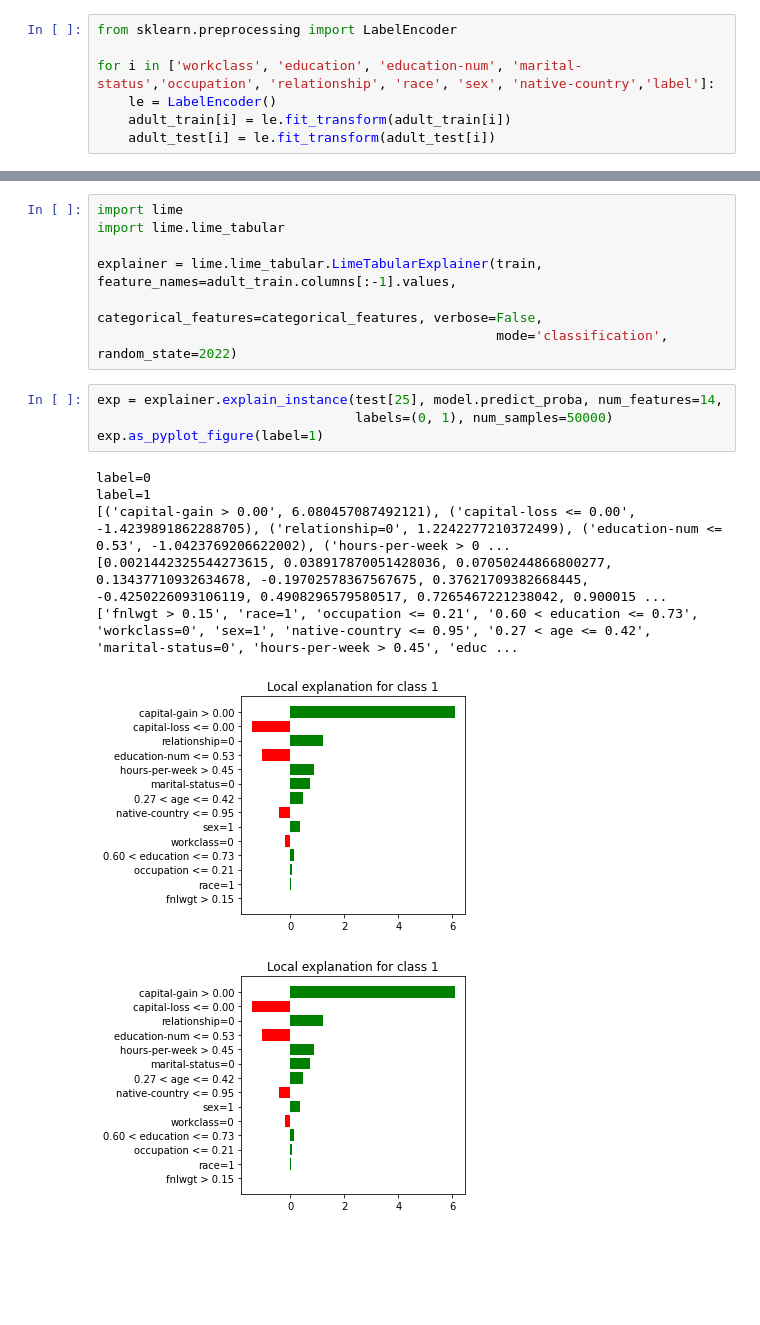
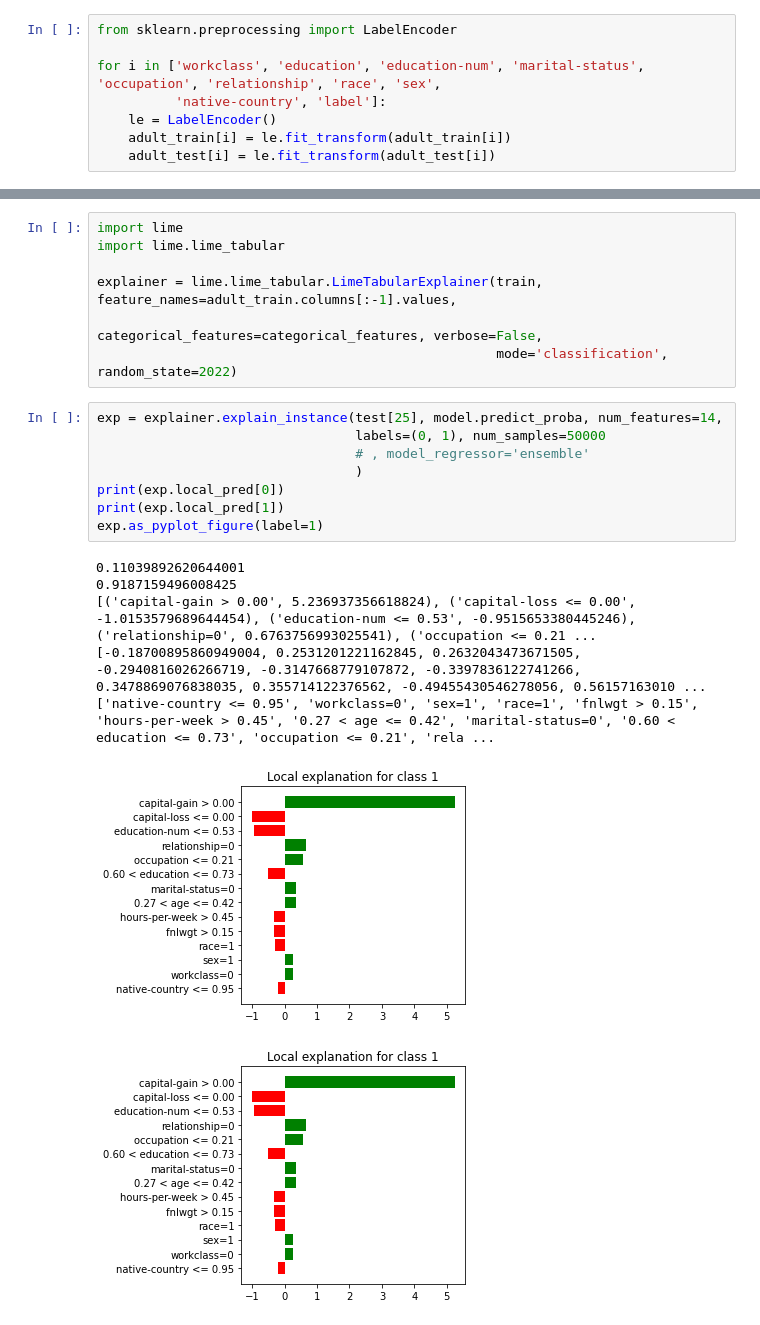
Before and after one commit to Adam-hohai/lime-modify, a Jupyter notebook: modify_test/adult_AL.ipynb, the cells around one changed output, grey strips where cells are left out. Saved outputs shown, nothing was run; the diff lists cells and outputs as text; blank space fills up the shorter version.

```diff
--- a/modify_test/adult_AL.ipynb
+++ b/modify_test/adult_AL.ipynb
@@ -30,7 +32,8 @@ adult_train.head(20)
 # %%
 from sklearn.preprocessing import LabelEncoder
 
-for i in ['workclass', 'education', 'education-num', 'marital-status','occupation', 'relationship', 'race', 'sex', 'native-country','label']:
+for i in ['workclass', 'education', 'education-num', 'marital-status', 'occupation', 'relationship', 'race', 'sex',
+          'native-country', 'label']:
     le = LabelEncoder()
     adult_train[i] = le.fit_transform(adult_train[i])
     adult_test[i] = le.fit_transform(adult_test[i])
@@ -90,13 +93,17 @@ explainer = lime.lime_tabular.LimeTabularExplainer(train, feature_names=adult_tr
                                                    mode='classification', random_state=2022)
 # %%
 exp = explainer.explain_instance(test[25], model.predict_proba, num_features=14,
-                                 labels=(0, 1), num_samples=50000)
+                                 labels=(0, 1), num_samples=50000
+                                 # , model_regressor='ensemble'
+                                 )
+print(exp.local_pred[0])
+print(exp.local_pred[1])
 exp.as_pyplot_figure(label=1)
 # %% [output]
-label=0
-label=1
-[('capital-gain > 0.00', 6.080457087492121), ('capital-loss <= 0.00', -1.4239891862288705), ('relationship=0', 1.2242277210372499), ('education-num <= 0.53', -1.0423769206622002), ('hours-per-week > 0 ...
-[0.0021442325544273615, 0.038917870051428036, 0.07050244866800277, 0.13437710932634678, -0.19702578367567675, 0.37621709382668445, -0.4250226093106119, 0.4908296579580517, 0.7265467221238042, 0.900015 ...
-['fnlwgt > 0.15', 'race=1', 'occupation <= 0.21', '0.60 < education <= 0.73', 'workclass=0', 'sex=1', 'native-country <= 0.95', '0.27 < age <= 0.42', 'marital-status=0', 'hours-per-week > 0.45', 'educ ...
+0.11039892620644001
+0.9187159496008425
+[('capital-gain > 0.00', 5.236937356618824), ('capital-loss <= 0.00', -1.0153579689644454), ('education-num <= 0.53', -0.9515653380445246), ('relationship=0', 0.6763756993025541), ('occupation <= 0.21 ...
+[-0.18700895860949004, 0.2531201221162845, 0.2632043473671505, -0.2940816026266719, -0.3147668779107872, -0.3397836122741266, 0.3478869076838035, 0.355714122376562, -0.49455430546278056, 0.56157163010 ...
+['native-country <= 0.95', 'workclass=0', 'sex=1', 'race=1', 'fnlwgt > 0.15', 'hours-per-week > 0.45', '0.27 < age <= 0.42', 'marital-status=0', '0.60 < education <= 0.73', 'occupation <= 0.21', 'rela ...
-[figure, old version]
+[figure, new version]
-[figure, old version]
+[figure, new version]
```
Also changed, not shown: parts of 6 cells of this notebook, 6 other files.
